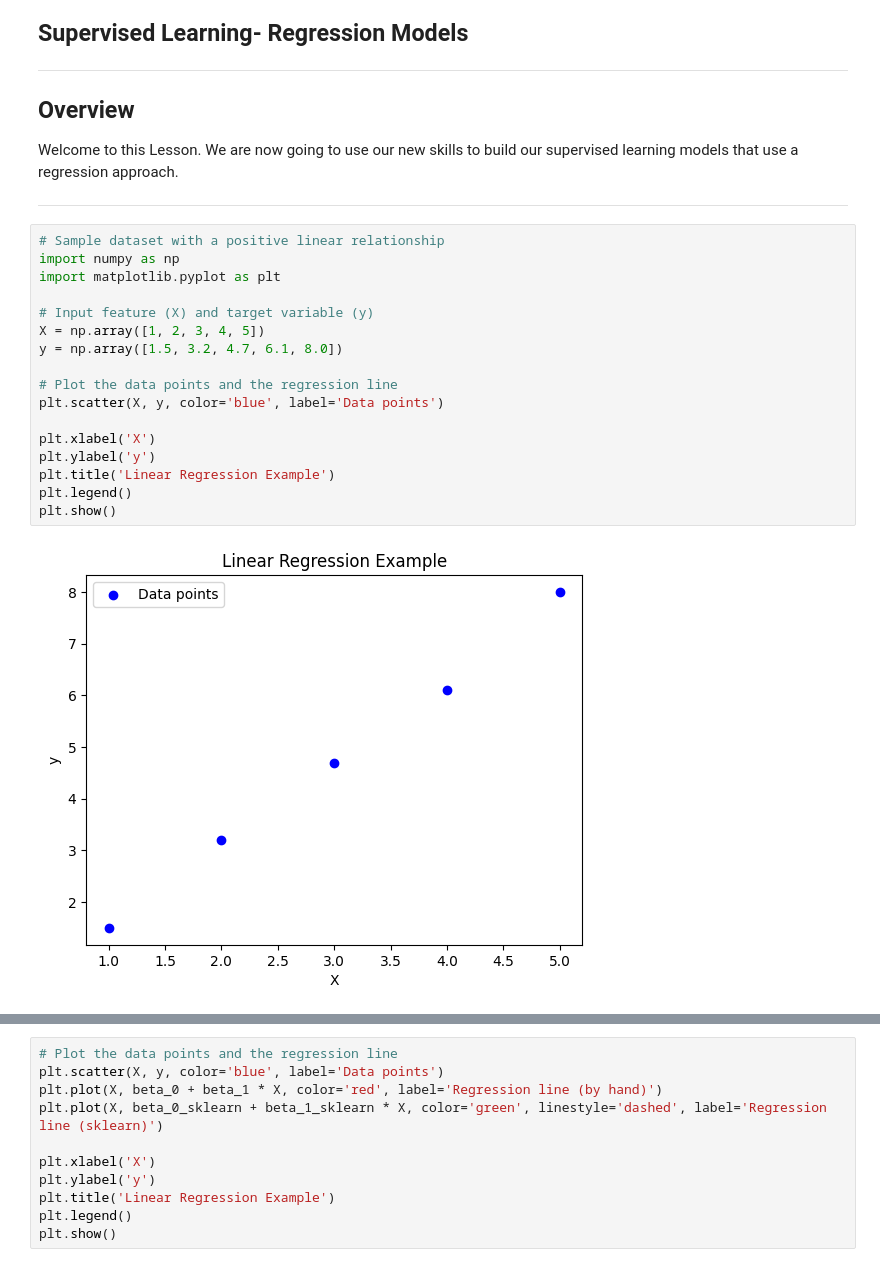
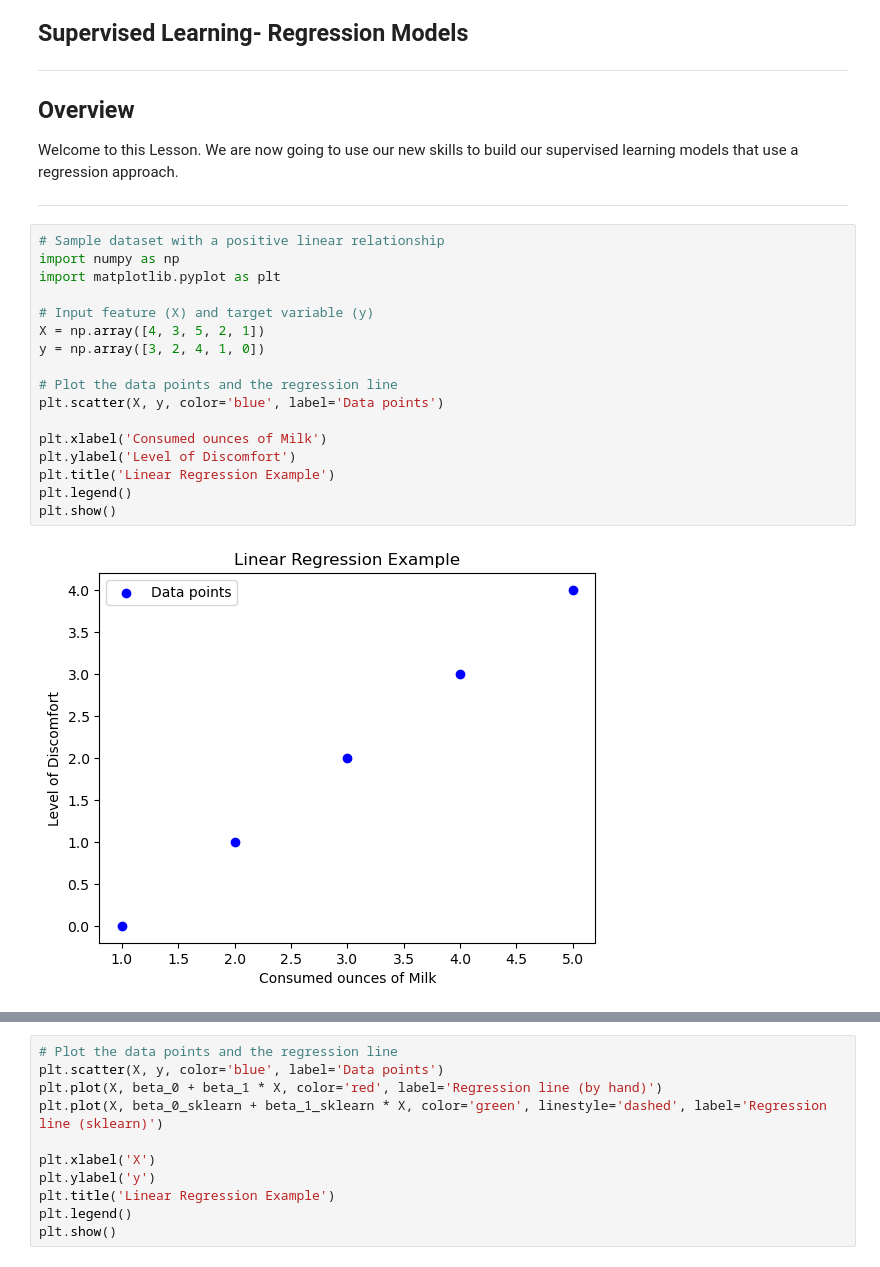
Before and after one commit to udacity/building-a-workflow-for-aI, a Jupyter notebook: l3-supervised-learning-regression/Lesson3.ipynb, the cells around one changed output, grey strips where cells are left out. Saved outputs shown, nothing was run; the diff lists cells and outputs as text.

```diff
--- a/l3-supervised-learning-regression/Lesson3.ipynb
+++ b/l3-supervised-learning-regression/Lesson3.ipynb
@@ -14,22 +14,22 @@ Welcome to this Lesson. We are now going to use our new skills to build our supe
 # %%
 # Sample dataset with a positive linear relationship
 import numpy as np
 import matplotlib.pyplot as plt
 
 # Input feature (X) and target variable (y)
-X = np.array([1, 2, 3, 4, 5])
-y = np.array([1.5, 3.2, 4.7, 6.1, 8.0])
+X = np.array([4, 3, 5, 2, 1])
+y = np.array([3, 2, 4, 1, 0])
 
 # Plot the data points and the regression line
 plt.scatter(X, y, color='blue', label='Data points')
 
-plt.xlabel('X')
-plt.ylabel('y')
+plt.xlabel('Consumed ounces of Milk')
+plt.ylabel('Level of Discomfort')
 plt.title('Linear Regression Example')
 plt.legend()
 plt.show()
 # %% [output]
-[figure, old version]
+[figure, new version]
 # %%
 # Compute the beta coefficients by hand
 X_mean = np.mean(X)
```
Also changed, not shown: parts of 3 cells of this notebook.
